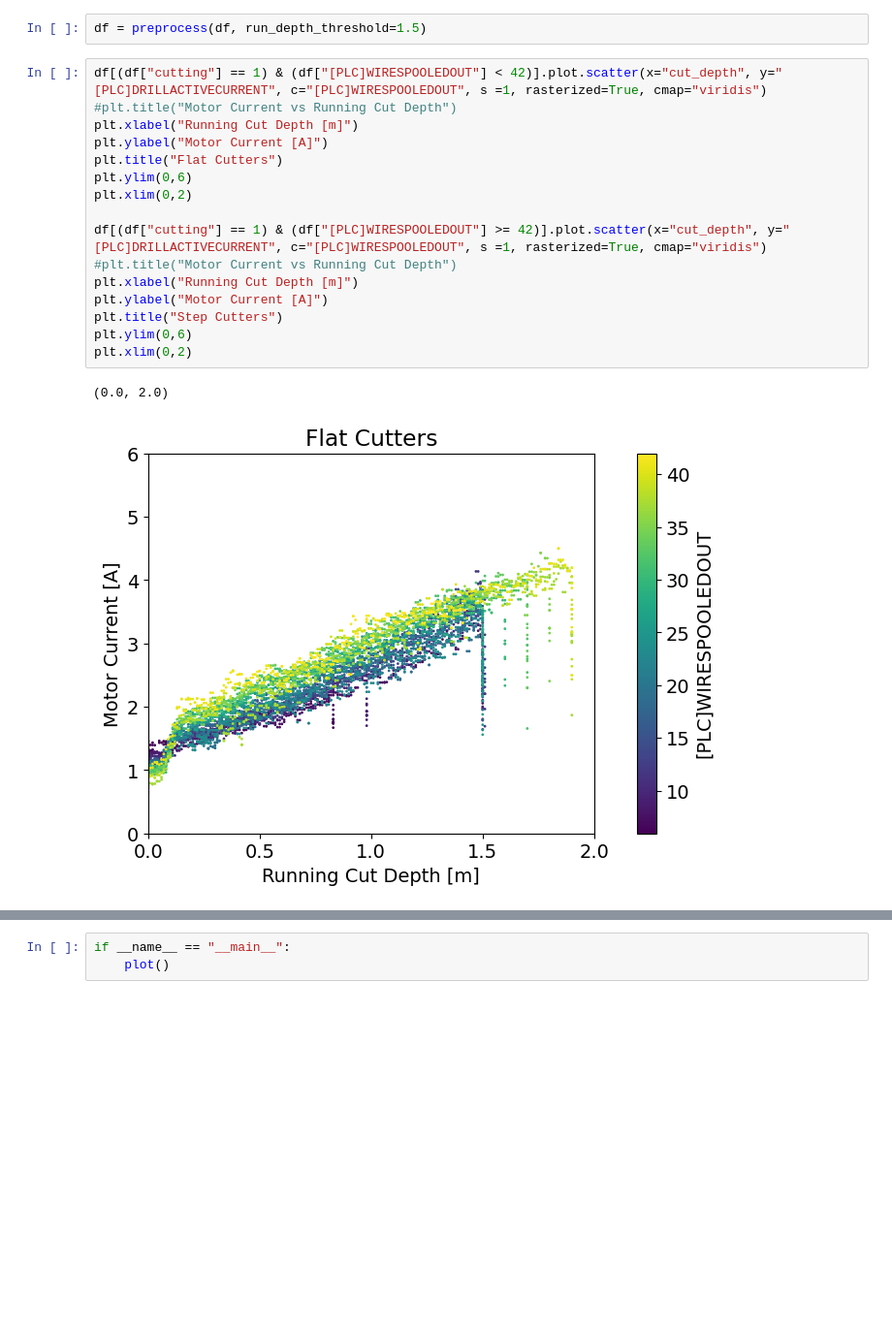
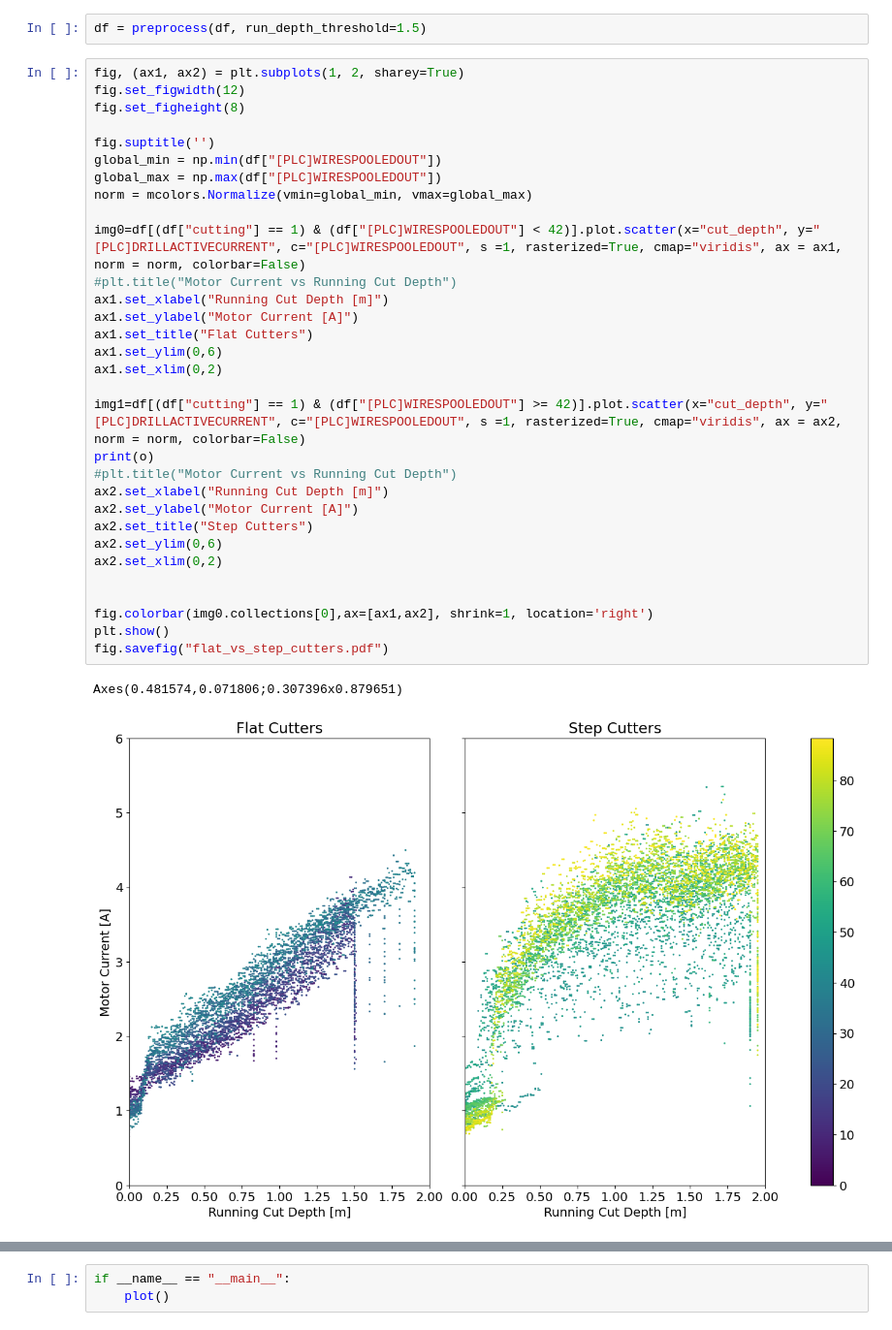
Before and after one commit to RNO-G/bigraid_log_reader, a Jupyter notebook: proceedings_notebook.ipynb, the cells around one changed output, grey strips where cells are left out. Shown at 97% size. Saved outputs shown, nothing was run; the diff lists cells and outputs as text; blank space fills up the shorter version.

Commit message:
updated power function in hole_trajectory. notebook updated for step vs flat cutters

```diff
--- a/proceedings_notebook.ipynb
+++ b/proceedings_notebook.ipynb
@@ -61,21 +62,36 @@ paper_plots/20240622_20240626.pdf
 # %%
 df = preprocess(df, run_depth_threshold=1.5)
 # %%
-df[(df["cutting"] == 1) & (df["[PLC]WIRESPOOLEDOUT"] < 42)].plot.scatter(x="cut_depth", y="[PLC]DRILLACTIVECURRENT", c="[PLC]WIRESPOOLEDOUT", s =1, rasterized=True, cmap="viridis")
+fig, (ax1, ax2) = plt.subplots(1, 2, sharey=True)
+fig.set_figwidth(12)
+fig.set_figheight(8)
+
+fig.suptitle('')
+global_min = np.min(df["[PLC]WIRESPOOLEDOUT"])
+global_max = np.max(df["[PLC]WIRESPOOLEDOUT"])
+norm = mcolors.Normalize(vmin=global_min, vmax=global_max)
+
+img0=df[(df["cutting"] == 1) & (df["[PLC]WIRESPOOLEDOUT"] < 42)].plot.scatter(x="cut_depth", y="[PLC]DRILLACTIVECURRENT", c="[PLC]WIRESPOOLEDOUT", s =1, rasterized=True, cmap="viridis", ax = ax1, norm = norm, colorbar=False)
 #plt.title("Motor Current vs Running Cut Depth")
-plt.xlabel("Running Cut Depth [m]")
-plt.ylabel("Motor Current [A]")
-plt.title("Flat Cutters")
-plt.ylim(0,6)
-plt.xlim(0,2)
+ax1.set_xlabel("Running Cut Depth [m]")
+ax1.set_ylabel("Motor Current [A]")
+ax1.set_title("Flat Cutters")
+ax1.set_ylim(0,6)
+ax1.set_xlim(0,2)
 
-df[(df["cutting"] == 1) & (df["[PLC]WIRESPOOLEDOUT"] >= 42)].plot.scatter(x="cut_depth", y="[PLC]DRILLACTIVECURRENT", c="[PLC]WIRESPOOLEDOUT", s =1, rasterized=True, cmap="viridis")
+img1=df[(df["cutting"] == 1) & (df["[PLC]WIRESPOOLEDOUT"] >= 42)].plot.scatter(x="cut_depth", y="[PLC]DRILLACTIVECURRENT", c="[PLC]WIRESPOOLEDOUT", s =1, rasterized=True, cmap="viridis", ax = ax2, norm = norm, colorbar=False)
+print(o)
 #plt.title("Motor Current vs Running Cut Depth")
-plt.xlabel("Running Cut Depth [m]")
-plt.ylabel("Motor Current [A]")
-plt.title("Step Cutters")
-plt.ylim(0,6)
-plt.xlim(0,2)
+ax2.set_xlabel("Running Cut Depth [m]")
+ax2.set_ylabel("Motor Current [A]")
+ax2.set_title("Step Cutters")
+ax2.set_ylim(0,6)
+ax2.set_xlim(0,2)
+
+
+fig.colorbar(img0.collections[0],ax=[ax1,ax2], shrink=1, location='right')
+plt.show()
+fig.savefig("flat_vs_step_cutters.pdf")
 # %% [output]
-(0.0, 2.0)
+Axes(0.481574,0.071806;0.307396x0.879651)
-[figure, old version]
+[figure, new version]
```
Also changed, not shown: parts of 3 cells of this notebook, 1 other file.
